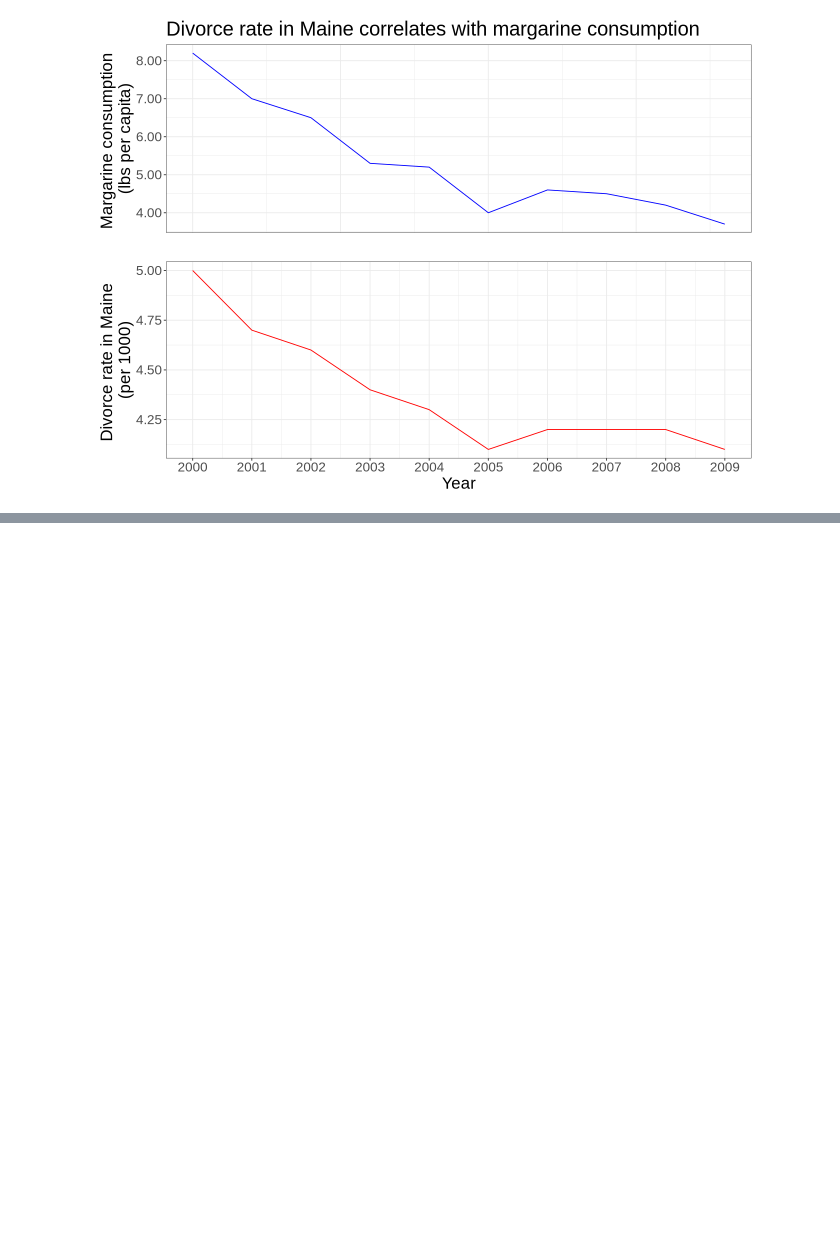
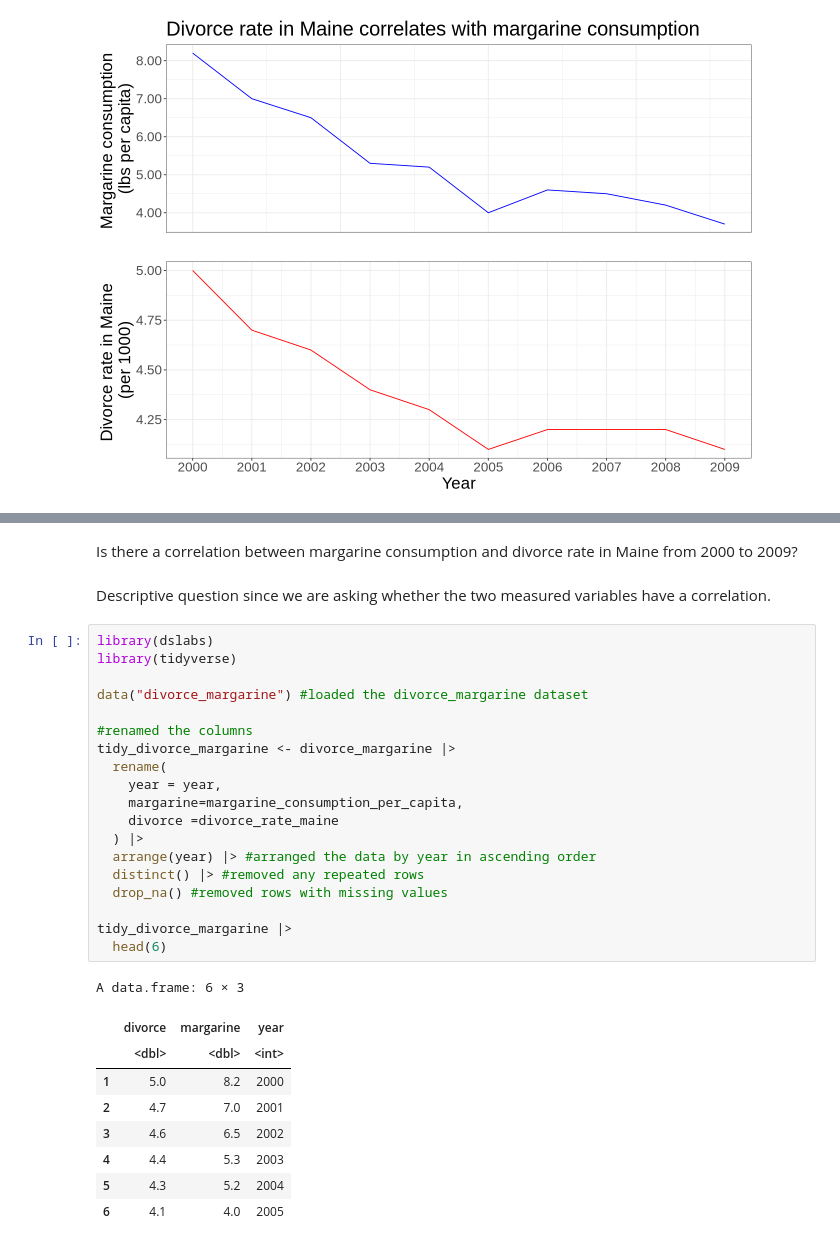
Before and after one commit to tanachilles76/toy_ds_project, a Jupyter notebook: marg_vs_divorce_viz.ipynb, the cells around one changed output, grey strips where cells are left out. Drawn from its saved outputs; the diff is of its cells as text; blank space fills up the shorter version.

```diff
--- a/marg_vs_divorce_viz.ipynb
+++ b/marg_vs_divorce_viz.ipynb
@@ -54,0 +78,33 @@ The following object is masked from ‘package:readr’:
+# %% [markdown]
+Is there a correlation between margarine consumption and divorce rate in Maine from 2000 to 2009?
+# %% [markdown]
+Descriptive question since we are asking whether the two measured variables have a correlation.
+# %%
+library(dslabs)
+library(tidyverse)
+
+data("divorce_margarine") #loaded the divorce_margarine dataset
+
+#renamed the columns
+tidy_divorce_margarine <- divorce_margarine |>
+  rename(
+    year = year,
+    margarine=margarine_consumption_per_capita,
+    divorce =divorce_rate_maine
+  ) |>
+  arrange(year) |> #arranged the data by year in ascending order
+  distinct() |> #removed any repeated rows
+  drop_na() #removed rows with missing values
+
+tidy_divorce_margarine |>
+  head(6)
+# %% [output]
+A data.frame: 6 × 3
+|  | divorce | margarine | year |
+|  | <dbl> | <dbl> | <int> |
+| 1 | 5.0 | 8.2 | 2000 |
+| 2 | 4.7 | 7.0 | 2001 |
+| 3 | 4.6 | 6.5 | 2002 |
+| 4 | 4.4 | 5.3 | 2003 |
+| 5 | 4.3 | 5.2 | 2004 |
+| 6 | 4.1 | 4.0 | 2005 |
```
Also changed, not shown: parts of 1 cell of this notebook.
